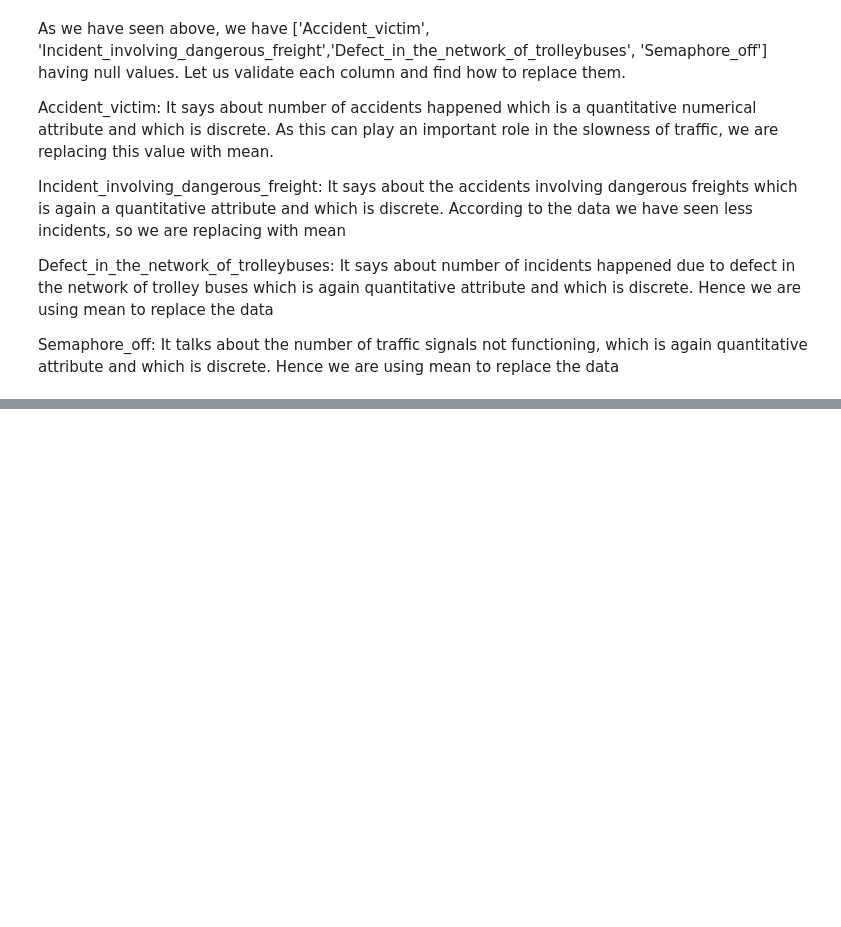
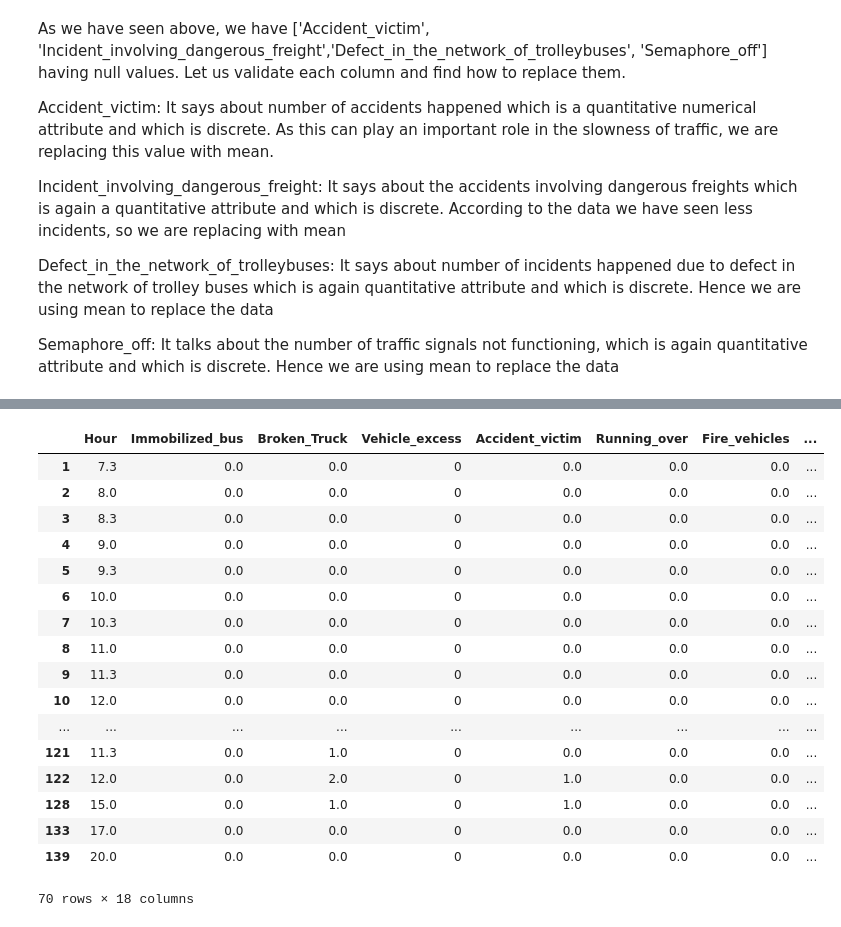
Before and after one commit to kavyapenujuru/TrafficPrediction, a Jupyter notebook: ReplacingEmptyValues.ipynb, the cells around one changed output, grey strips where cells are left out. Cells and saved outputs as stored; diff of their text form; code cells hidden in the pictures; blank space fills up the shorter version.

```diff
--- a/ReplacingEmptyValues.ipynb
+++ b/ReplacingEmptyValues.ipynb
@@ -108,0 +215,5 @@ data['Semaphore_off'].replace(" ", float(mean), inplace = True)
+# %%
+Q1 = data_working.quantile(0.25)
+Q3 = data_working.quantile(0.75)
+IQR = Q3 - Q1
+print(IQR)
@@ -108,0 +238,9 @@ data['Semaphore_off'].replace(" ", float(mean), inplace = True)
+# %%
+upperLimit = Q3 + (1.5 * IQR)
+lowerLimit = Q1 + (1.5 * IQR)
+#print(lowerLimit)
+#print(upperLimit)
+data_working_out = data_working[~((data_working < (Q1 - 1.5 * IQR)) |(data_working > (Q3 + 1.5 * IQR))).any(axis=1)]
+print(data_working_out)
+data_working.shape
+data_working_out.shape
@@ -108,0 +266,21 @@ data['Semaphore_off'].replace(" ", float(mean), inplace = True)
+# %%
+data_working_out
+# %% [output]
+|  | Hour | Immobilized_bus | Broken_Truck | Vehicle_excess | Accident_victim | Running_over | Fire_vehicles | ... |
+| 1 | 7.3 | 0.0 | 0.0 | 0 | 0.0 | 0.0 | 0.0 | ... |
+| 2 | 8.0 | 0.0 | 0.0 | 0 | 0.0 | 0.0 | 0.0 | ... |
+| 3 | 8.3 | 0.0 | 0.0 | 0 | 0.0 | 0.0 | 0.0 | ... |
+| 4 | 9.0 | 0.0 | 0.0 | 0 | 0.0 | 0.0 | 0.0 | ... |
+| 5 | 9.3 | 0.0 | 0.0 | 0 | 0.0 | 0.0 | 0.0 | ... |
+| 6 | 10.0 | 0.0 | 0.0 | 0 | 0.0 | 0.0 | 0.0 | ... |
+| 7 | 10.3 | 0.0 | 0.0 | 0 | 0.0 | 0.0 | 0.0 | ... |
+| 8 | 11.0 | 0.0 | 0.0 | 0 | 0.0 | 0.0 | 0.0 | ... |
+| 9 | 11.3 | 0.0 | 0.0 | 0 | 0.0 | 0.0 | 0.0 | ... |
+| 10 | 12.0 | 0.0 | 0.0 | 0 | 0.0 | 0.0 | 0.0 | ... |
+| ... | ... | ... | ... | ... | ... | ... | ... | ... |
+| 121 | 11.3 | 0.0 | 1.0 | 0 | 0.0 | 0.0 | 0.0 | ... |
+| 122 | 12.0 | 0.0 | 2.0 | 0 | 1.0 | 0.0 | 0.0 | ... |
+| 128 | 15.0 | 0.0 | 1.0 | 0 | 1.0 | 0.0 | 0.0 | ... |
+| 133 | 17.0 | 0.0 | 0.0 | 0 | 0.0 | 0.0 | 0.0 | ... |
+| 139 | 20.0 | 0.0 | 0.0 | 0 | 0.0 | 0.0 | 0.0 | ... |
+70 rows × 18 columns
```
Also changed, not shown: parts of 16 cells of this notebook.
